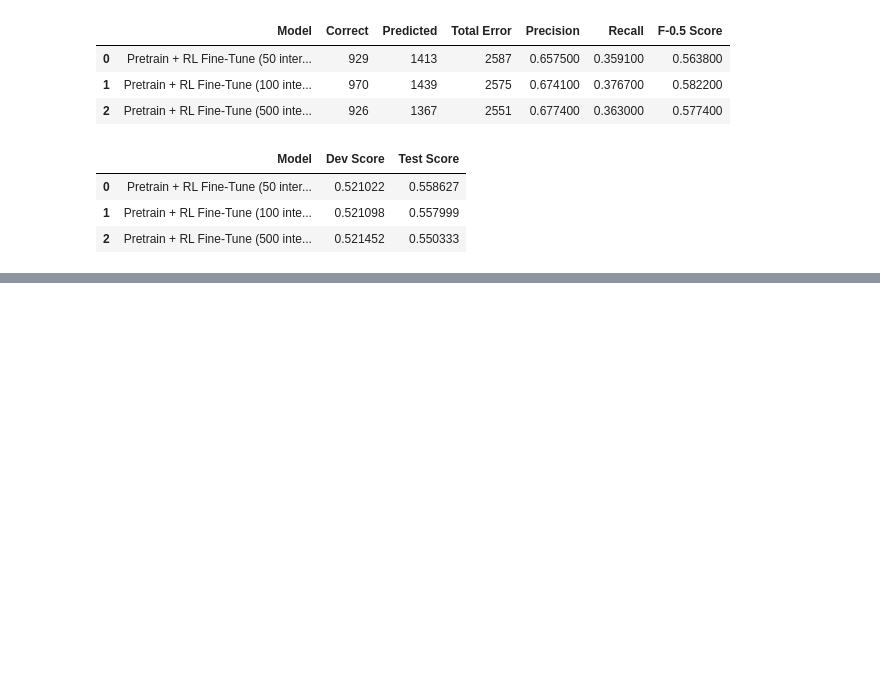
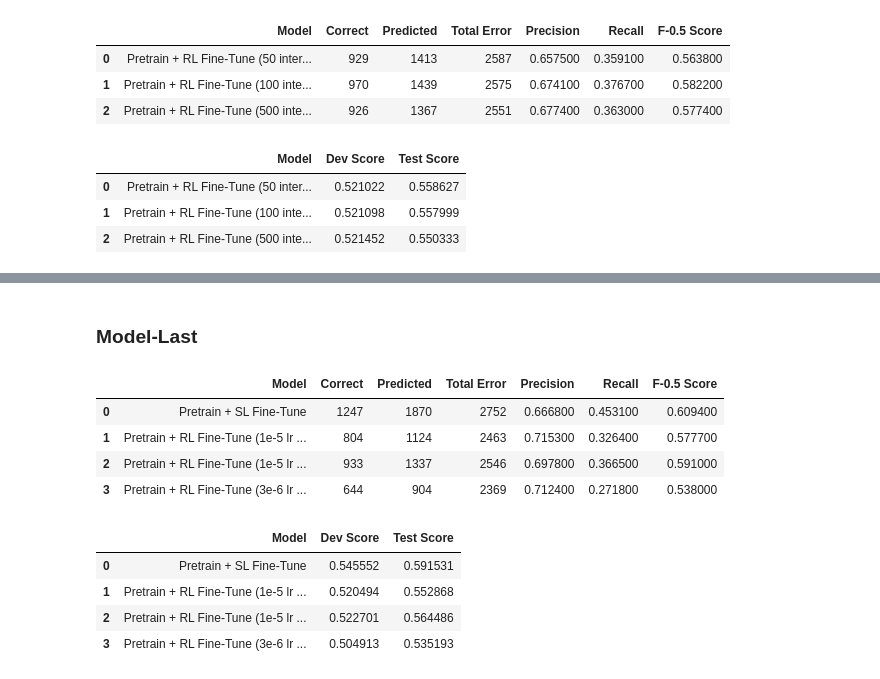
Before and after one commit to RajK853/DRL-GEC, a Jupyter notebook: notebooks/Generate_Score_Report.ipynb, the cells around one changed output, grey strips where cells are left out. Cells and saved outputs as stored; diff of their text form; code cells hidden in the pictures; blank space fills up the shorter version.

```diff
--- a/notebooks/Generate_Score_Report.ipynb
+++ b/notebooks/Generate_Score_Report.ipynb
@@ -328,0 +368,23 @@ jfleg_df = gen_jfleg_report(model_dict)
+# %% [markdown]
+### Model-Last
+# %%
+model_dict = {
+    "Pretrain + SL Fine-Tune": (os.path.abspath("sl_logs/finetune_wi+locness_01:11:2022_12:09/"), "model-best"),
+    "Pretrain + RL Fine-Tune (1e-5 lr LevDistv0 100k)": (os.path.abspath("pg_logs/finetune_rl_10_11_2022_15:46/"), "model-last"),
+    "Pretrain + RL Fine-Tune (1e-5 lr LevDistv1 200k)": (os.path.abspath("pg_logs/finetune_rl_11_11_2022_01:04/"), "model-last"),
+    "Pretrain + RL Fine-Tune (3e-6 lr LevDistv1 200k)": (os.path.abspath("pg_logs/finetune_rl_11_11_2022_08:28/"), "model-last"),
+}
+
+conll_df = gen_conll_report(model_dict)
+jfleg_df = gen_jfleg_report(model_dict)
+# %% [output]
+|  | Model | Correct | Predicted | Total Error | Precision | Recall | F-0.5 Score |
+| 0 | Pretrain + SL Fine-Tune | 1247 | 1870 | 2752 | 0.666800 | 0.453100 | 0.609400 |
+| 1 | Pretrain + RL Fine-Tune (1e-5 lr ... | 804 | 1124 | 2463 | 0.715300 | 0.326400 | 0.577700 |
+| 2 | Pretrain + RL Fine-Tune (1e-5 lr ... | 933 | 1337 | 2546 | 0.697800 | 0.366500 | 0.591000 |
+| 3 | Pretrain + RL Fine-Tune (3e-6 lr ... | 644 | 904 | 2369 | 0.712400 | 0.271800 | 0.538000 |
+|  | Model | Dev Score | Test Score |
+| 0 | Pretrain + SL Fine-Tune | 0.545552 | 0.591531 |
+| 1 | Pretrain + RL Fine-Tune (1e-5 lr ... | 0.520494 | 0.552868 |
+| 2 | Pretrain + RL Fine-Tune (1e-5 lr ... | 0.522701 | 0.564486 |
+| 3 | Pretrain + RL Fine-Tune (3e-6 lr ... | 0.504913 | 0.535193 |
```
Also changed, not shown: parts of 6 cells of this notebook, 4 other files.
